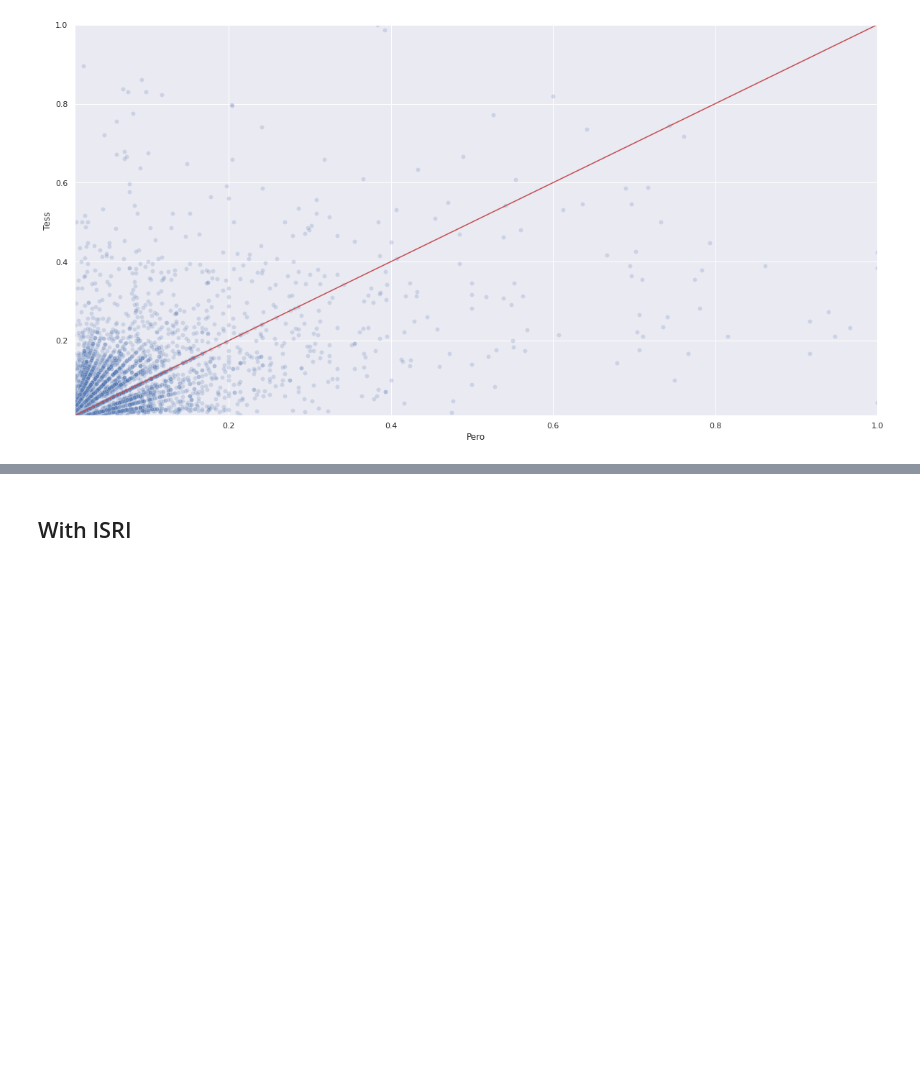
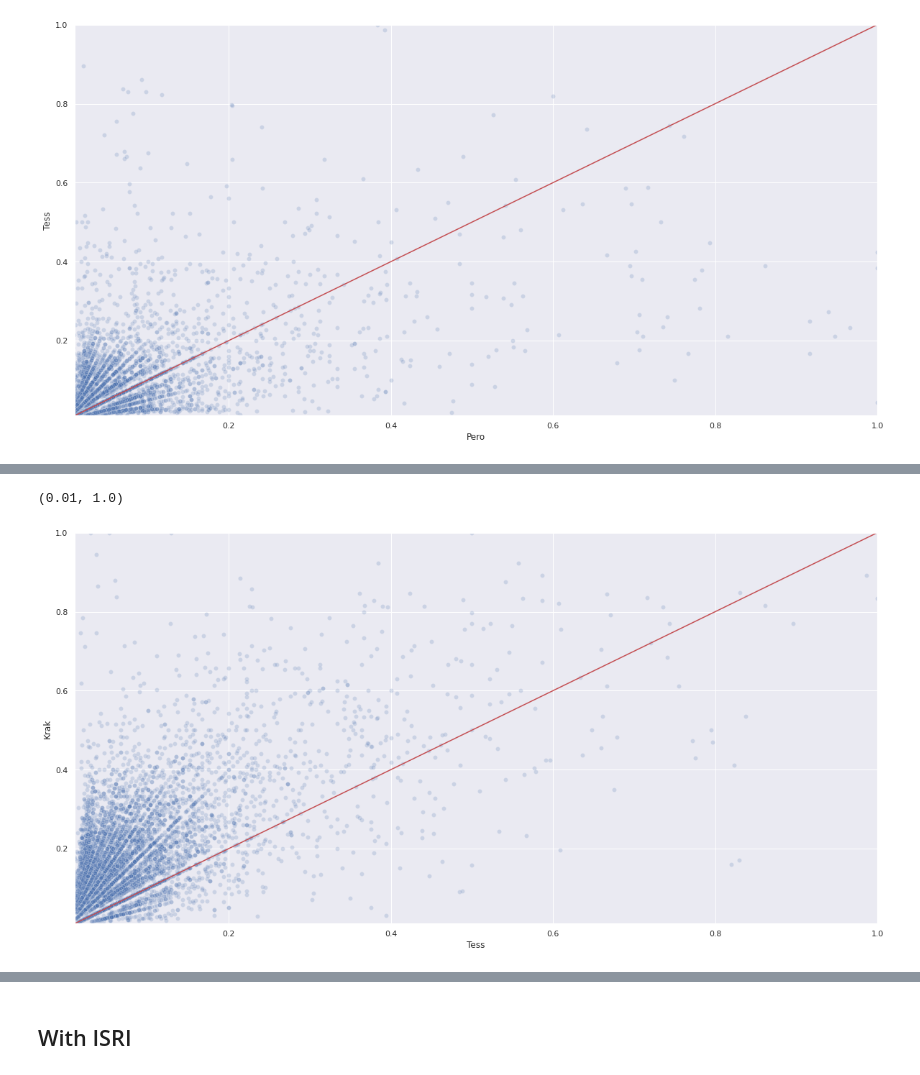
Before and after one commit to soduco/paper-ner-bench-das22, a Jupyter notebook: src/ocr/50-eval_ocr.ipynb, the cells around one changed output, grey strips where cells are left out. Cells and saved outputs as stored; diff of their text form; code cells hidden in the pictures; blank space fills up the shorter version.

```diff
--- a/src/ocr/50-eval_ocr.ipynb
+++ b/src/ocr/50-eval_ocr.ipynb
@@ -208,3 +228,14 @@ fig.set_ylim(0.01, 1)
+# %%
+fig, ax = plt.subplots(figsize=(20,10))
+fig = sns.scatterplot(data = errors, x = "Tess", y = "Krak", ax=ax, alpha=0.2)
+fig.add_artist(lines.Line2D([0, 1], [0, 1], color='r'))
+#fig.set_xscale("log")
+#fig.set_yscale("log")
+fig.set_xlim(0.01, 1)
+fig.set_ylim(0.01, 1)
+# %% [output]
+(0.01, 1.0)
+[figure, added]
 # %%
 fig, ax = plt.subplots(figsize=(20,10))
 sns.boxplot(data=errors, orient='h', ax=ax)
```
Also changed, not shown: parts of 12 cells of this notebook, 6 other files.
